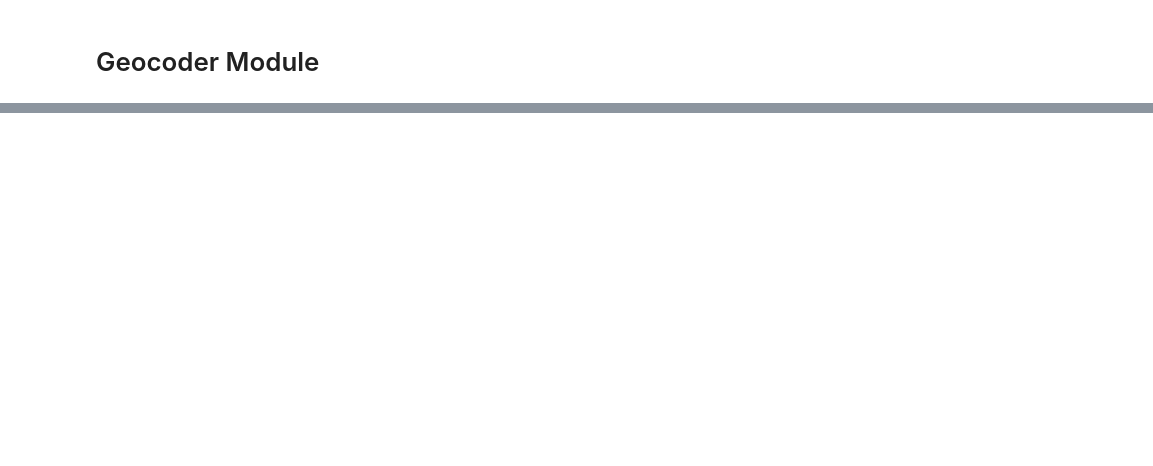
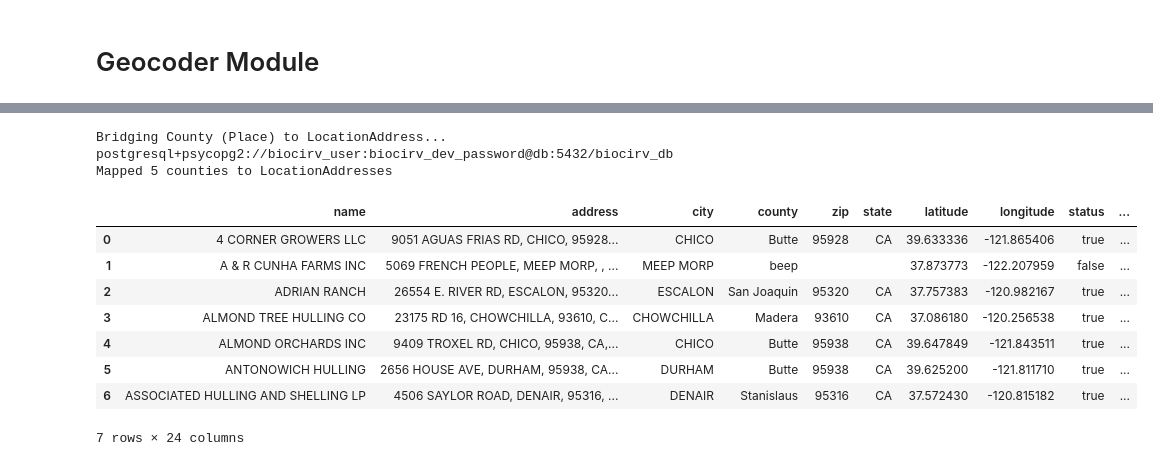
Before and after one commit to avi9664/ca-biositing, a Jupyter notebook: src/ca_biositing/pipeline/ca_biositing/pipeline/utils/geocode_to_drive.ipynb, the cells around one changed output, grey strips where cells are left out. Drawn from its saved outputs; the diff is of its cells as text; code cells hidden in the pictures; blank space fills up the shorter version.

```diff
--- a/src/ca_biositing/pipeline/ca_biositing/pipeline/utils/geocode_to_drive.ipynb
+++ b/src/ca_biositing/pipeline/ca_biositing/pipeline/utils/geocode_to_drive.ipynb
@@ -135,8 +114,23 @@ found_addresses = df[df["status"] == True]
 # %%
 
-logger.info("Bridging County (Place) to LocationAddress...")
-from sqlmodel import Session, select
-from ca_biositing.pipeline.utils.engine import engine
+
+print("Bridging County (Place) to LocationAddress...")
+from sqlmodel import Session, select, create_engine
+from ca_biositing.pipeline.utils.engine import _get_database_url, get_engine
+from ca_biositing.datamodels.models import LocationAddress, Place
+from ca_biositing.datamodels.config import settings
+
+db_url = _get_database_url()
+print(db_url)
+db_url = db_url.replace("@db:5432", f"@localhost:{settings.POSTGRES_PORT}")
+db_url = db_url.replace("@db:", f"@localhost:{settings.POSTGRES_PORT}")
+engine = create_engine(
+        db_url,
+        pool_size=5,
+        max_overflow=0,
+        pool_pre_ping=True,
+        connect_args={"connect_timeout": 10}
+)
 
 with Session(engine) as session:
     place_to_address_map = {}
@@ -183,9 +177,27 @@ with Session(engine) as session:
     found_addresses["address_id"] = found_addresses["closest_geoid"].map(
         place_to_address_map
     )
-    logger.info(
+    print(
         f"Mapped {len(place_to_address_map)} counties to LocationAddresses"
     )
+# %% [output]
+Bridging County (Place) to LocationAddress...
+postgresql+psycopg2://biocirv_user:biocirv_dev_password@db:5432/biocirv_db
+Mapped 5 counties to LocationAddresses
+# %%
+df['address_id'] = 0
+df.loc[df["status"] == "true", "address_id"] = found_addresses["address_id"]
+df
+# %% [output]
+|  | name | address | city | county | zip | state | latitude | longitude | status | ... |
+| 0 | 4 CORNER GROWERS LLC | 9051 AGUAS FRIAS RD, CHICO, 95928... | CHICO | Butte | 95928 | CA | 39.633336 | -121.865406 | true | ... |
+| 1 | A & R CUNHA FARMS INC | 5069 FRENCH PEOPLE, MEEP MORP, , ... | MEEP MORP | beep |  |  | 37.873773 | -122.207959 | false | ... |
+| 2 | ADRIAN RANCH | 26554 E. RIVER RD, ESCALON, 95320... | ESCALON | San Joaquin | 95320 | CA | 37.757383 | -120.982167 | true | ... |
+| 3 | ALMOND TREE HULLING CO | 23175 RD 16, CHOWCHILLA, 93610, C... | CHOWCHILLA | Madera | 93610 | CA | 37.086180 | -120.256538 | true | ... |
+| 4 | ALMOND ORCHARDS INC | 9409 TROXEL RD, CHICO, 95938, CA,... | CHICO | Butte | 95938 | CA | 39.647849 | -121.843511 | true | ... |
+| 5 | ANTONOWICH HULLING | 2656 HOUSE AVE, DURHAM, 95938, CA... | DURHAM | Butte | 95938 | CA | 39.625200 | -121.811710 | true | ... |
+| 6 | ASSOCIATED HULLING AND SHELLING LP | 4506 SAYLOR ROAD, DENAIR, 95316, ... | DENAIR | Stanislaus | 95316 | CA | 37.572430 | -120.815182 | true | ... |
+7 rows × 24 columns
 # %%
 gc = gspread.service_account(filename=CREDENTIALS_PATH)
 sh = gc.open('test sheet')
```
Also changed, not shown: parts of 8 cells of this notebook.
